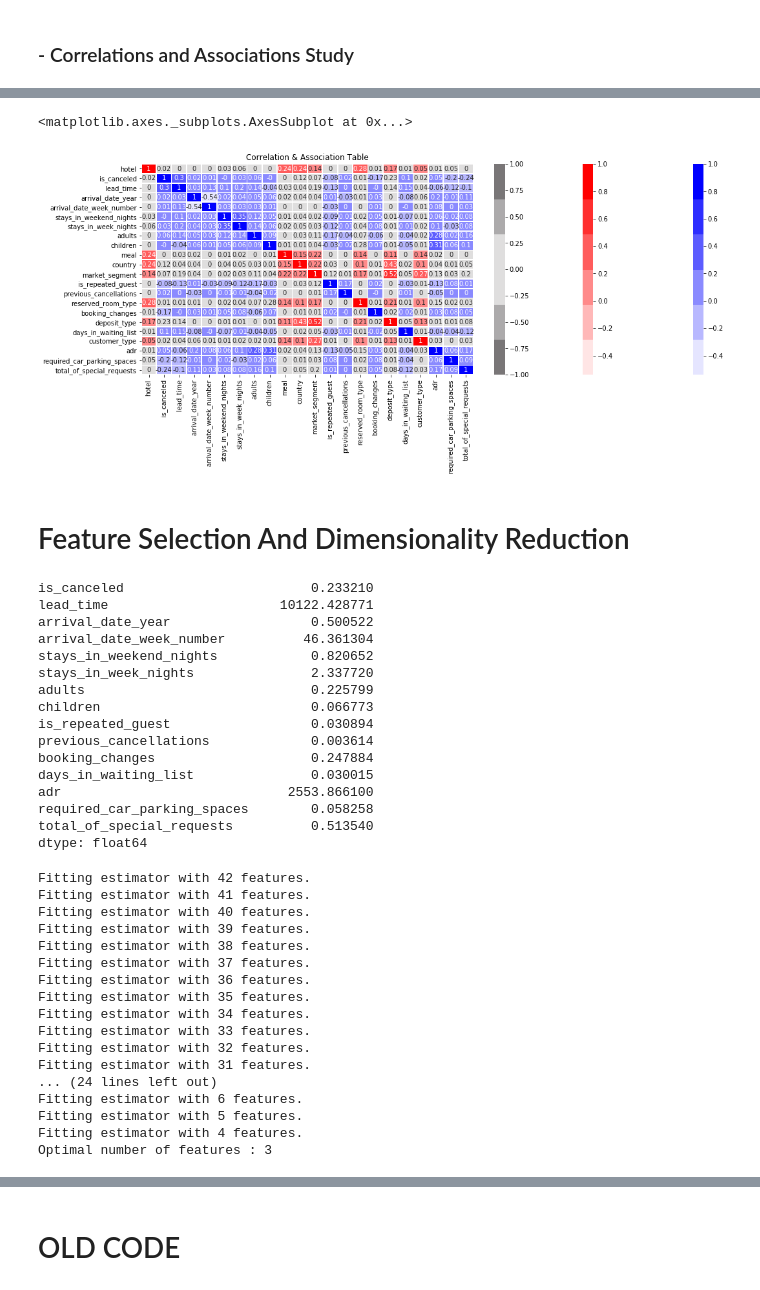
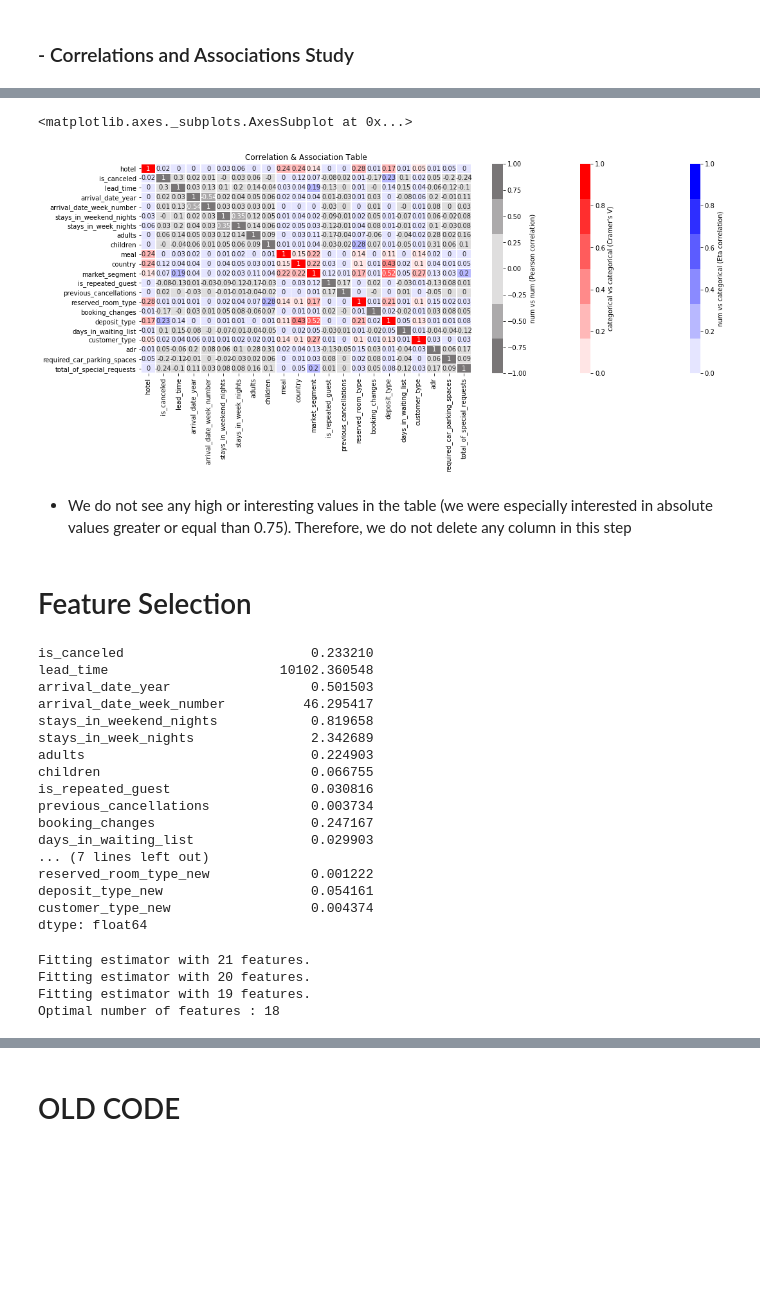
Before and after one commit to AlessandroBiagi/DataScienceProjects, a Jupyter notebook: Hotel_booking_demand/Hotel_booking_Demand.ipynb, the cells around one changed output, grey strips where cells are left out. Drawn from its saved outputs; the diff is of its cells as text; code cells hidden in the pictures; blank space fills up the shorter version.

```diff
--- a/Hotel_booking_demand/Hotel_booking_Demand.ipynb
+++ b/Hotel_booking_demand/Hotel_booking_Demand.ipynb
@@ -296,49 +283,52 @@ matrix_mask = matrices[1]
 # %%
 matrix_corr = np.around(matrix_corr, 2)
 
 pd_matrix = pd.DataFrame(matrix_corr)
 pd_matrix.columns = df.columns
 pd_matrix.set_index(df.columns, inplace=True)
 
 from mpl_toolkits.axes_grid1.axes_divider import make_axes_locatable
 from mpl_toolkits.axes_grid1.colorbar import colorbar
 
 mask_num = np.where(matrix_mask == 1, False, True)
 mask_cat = np.where(matrix_mask == 2, False, True)
 mask_mixed = np.where(matrix_mask == 3, False, True)
 
 cm_blue = sns.light_palette("blue", as_cmap=False)
 cm_red = sns.light_palette("red", as_cmap=False)
-cm_grey = sns.diverging_palette(h_neg=1,h_pos=1, s=1, as_cmap=False)
+cm_grey = sns.diverging_palette(h_neg=1, h_pos=1, s=1, as_cmap=False)
 
 plt.figure(figsize = (18,6))
-#legend missing
 plt.title('Correlation & Association Table')
-sns.heatmap(pd_matrix, annot=True, mask=mask_num, cmap=cm_blue, linewidths =.7)
-sns.heatmap(pd_matrix, annot=True, mask=mask_cat, cmap=cm_red, linewidths =.7)
-sns.heatmap(pd_matrix, annot=True, mask=mask_mixed, cmap=cm_grey, vmax=1, vmin=-1, linewidths =.7)
+
+sns.heatmap(pd_matrix, annot=True, mask=mask_mixed, cmap=cm_blue, vmax=1, vmin=0, linewidths =.7, cbar_kws={'label': "num vs categorical (Eta correlation)"})
+sns.heatmap(pd_matrix, annot=True, mask=mask_cat, cmap=cm_red, vmax=1, vmin=0, linewidths =.7, cbar_kws={'label': "categorical vs categorical (Cramer's V)"})
+sns.heatmap(pd_matrix, annot=True, mask=mask_num, cmap=cm_grey, vmax=1, vmin=-1, linewidths =.7, cbar_kws={'label': "num vs num (Pearson correlation)"})
 # %% [output]
 <matplotlib.axes._subplots.AxesSubplot at 0x...>
-[figure, old version]
+[figure, new version]
+# %% [markdown]
+- We do not see any high or interesting values in the table (we were especially interested in absolute values greater or equal than 0.75). Therefore, we do not delete any column in this step
 # %% [markdown]
-# Feature Selection And Dimensionality Reduction
+# Feature Selection
 # %%
-df.var()
+X_train_orig.var()
 # %% [output]
 is_canceled                        0.233210
-lead_time                      10122.428771
-arrival_date_year                  0.500522
-arrival_date_week_number          46.361304
-stays_in_weekend_nights            0.820652
-stays_in_week_nights               2.337720
-adults                             0.225799
-children                           0.066773
-is_repeated_guest                  0.030894
-previous_cancellations             0.003614
-booking_changes                    0.247884
-days_in_waiting_list               0.030015
-adr                             2553.866100
-required_car_parking_spaces        0.058258
-total_of_special_requests          0.513540
+lead_time                      10102.360548
+arrival_date_year                  0.501503
+arrival_date_week_number          46.295417
+stays_in_weekend_nights            0.819658
+stays_in_week_nights               2.342689
+adults                             0.224903
+children                           0.066755
+is_repeated_guest                  0.030816
+previous_cancellations             0.003734
+booking_changes                    0.247167
+days_in_waiting_list               0.029903
+... (7 lines left out)
+reserved_room_type_new             0.001222
+deposit_type_new                   0.054161
+customer_type_new                  0.004374
 dtype: float64
 # %%
@@ -355,34 +345,21 @@ from sklearn.ensemble import RandomForestClassifier
 rfc_model = RandomForestClassifier()
 xgb_model = xgb.XGBClassifier()
 
-
-y = df['is_canceled']
-X = df.drop('is_canceled', axis = 1)
+z = X_train_orig.copy()
+y = z['is_canceled']
+X = z.drop('is_canceled', axis = 1)
 
 # step tells you how many feature to remove at every step
 # StratifiedKFold preserves the percentage of every class
 #n_jobs is for parallel processing, -1 means all
-rfecv = RFECV(estimator=rfc_model, step=1, cv=StratifiedKFold(2),
+rfecv = RFECV(estimator=xgb_model, step=1, cv=StratifiedKFold(2),
               scoring='accuracy', n_jobs = -1, verbose = 1)
 
 rfecv.fit(X, y)
 
 print("Optimal number of features : %d" % rfecv.n_features_)
 # %% [output]
-Fitting estimator with 42 features.
-Fitting estimator with 41 features.
-Fitting estimator with 40 features.
-Fitting estimator with 39 features.
-Fitting estimator with 38 features.
-Fitting estimator with 37 features.
-Fitting estimator with 36 features.
-Fitting estimator with 35 features.
-Fitting estimator with 34 features.
-Fitting estimator with 33 features.
-Fitting estimator with 32 features.
-Fitting estimator with 31 features.
-... (24 lines left out)
-Fitting estimator with 6 features.
-Fitting estimator with 5 features.
-Fitting estimator with 4 features.
-Optimal number of features : 3
+Fitting estimator with 21 features.
+Fitting estimator with 20 features.
+Fitting estimator with 19 features.
+Optimal number of features : 18
```
Also changed, not shown: parts of 30 cells of this notebook, 2 other files.
